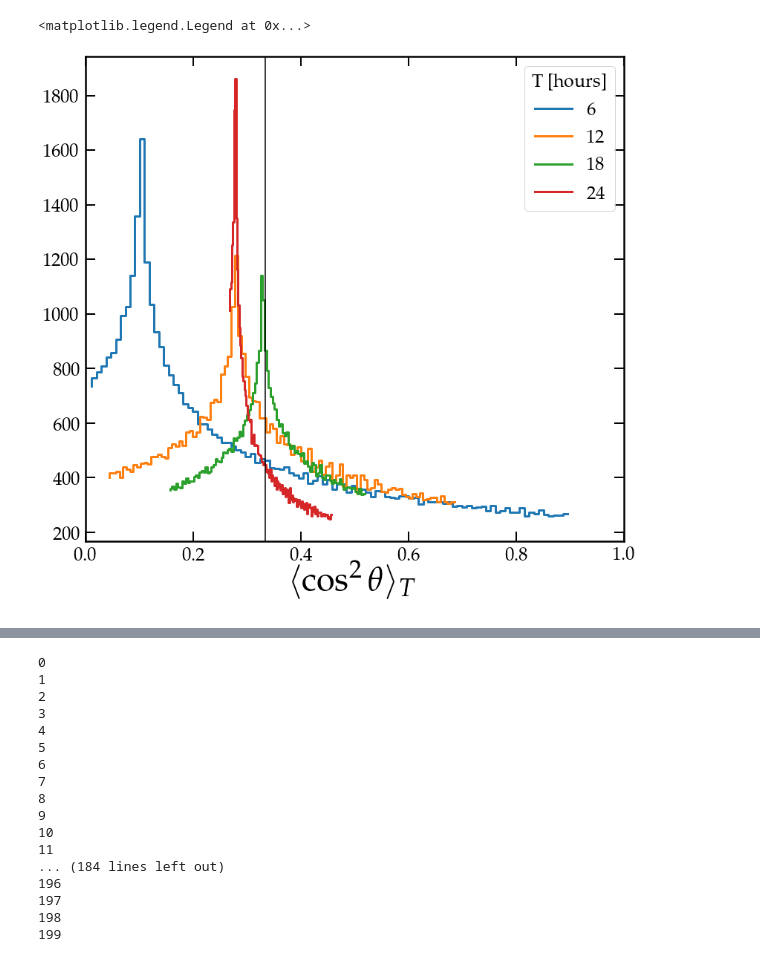
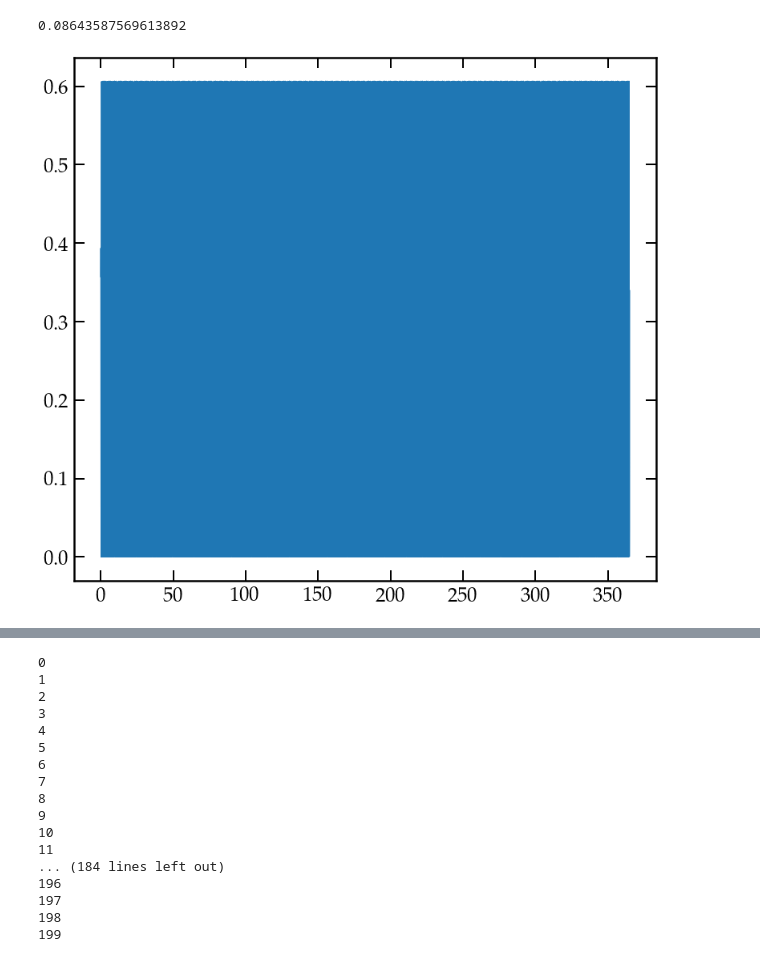
Before and after one commit to cajohare/DarkPhotonCookbook, a Jupyter notebook: code/Polarisation_angles_galactic.ipynb, the cells around one changed output, grey strips where cells are left out. Drawn from its saved outputs; the diff is of its cells as text; code cells hidden in the pictures.

```diff
--- a/code/Polarisation_angles_galactic.ipynb
+++ b/code/Polarisation_angles_galactic.ipynb
@@ -121,24 +0,0 @@ costh_sq4 = Polarisation_costh_sq_distribution(chi0,1.0,nt=50)
-# %%
-fig,ax = MySquarePlot(r'$\langle\cos^2{\theta}\rangle_T$')
-
-
-h1,ce1 = histogram(costh_sq1,100)
-plt.step(ce1[1:],h1,lw=3,label='6')
-
-h2,ce2 = histogram(costh_sq2,100)
-plt.step(ce2[1:],h2,lw=3,label='12')
-
-h3,ce3 = histogram(costh_sq3,100)
-plt.step(ce3[1:],h3,lw=3,label='18')
-
-h4,ce4 = histogram(costh_sq4,100)
-plt.step(ce4[1:],h4,lw=3,label='24')
-
-plt.xlim([0,1])
-
-plt.axvline(1/3,color='k')
-
-plt.legend(title='T [hours]')
-# %% [output]
-<matplotlib.legend.Legend at 0x...>
-[figure, removed]
@@ -144,0 +62,32 @@ plt.legend(title='T [hours]')
+# %%
+ngen = 1
+costh_X = 2*random.uniform(size=ngen)-1
+phi_X = 2*pi*random.uniform(size=ngen)
+chi_gal = zeros(shape=(ngen,3))
+chi_gal[:,0] = sqrt(1-costh_X**2)*cos(phi_X)
+chi_gal[:,1] = sqrt(1-costh_X**2)*sin(phi_X)
+chi_gal[:,2] = costh_X
+
+lon = 0.0
+lat = 45.0
+
+Zenith = array([0,0,1])
+West = array([0,1,0])
+North = array([1,0,0])
+
+T = 365.0
+nt = 100
+t_vals = arange(0,T,0.01)
+
+costh2_N = Polarisation_costh_sq(chi_gal,North,t_vals,lat,lon,Planar=False)
+# %%
+fig,ax = MySquarePlot()
+
+for i in range(0,1):
+    plt.plot(t_vals,costh2_N[i,:])
+
+
+trapz(t_vals,costh2_N[0,:])/t_vals[-1]
+# %% [output]
+0.08643587569613892
+[figure, added]
```
Also changed, not shown: parts of 11 cells of this notebook, 29 other files.
